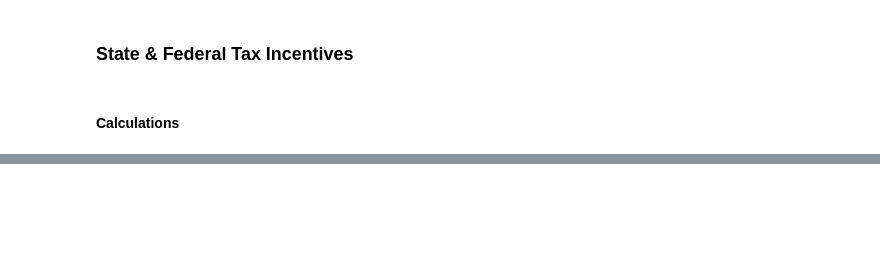
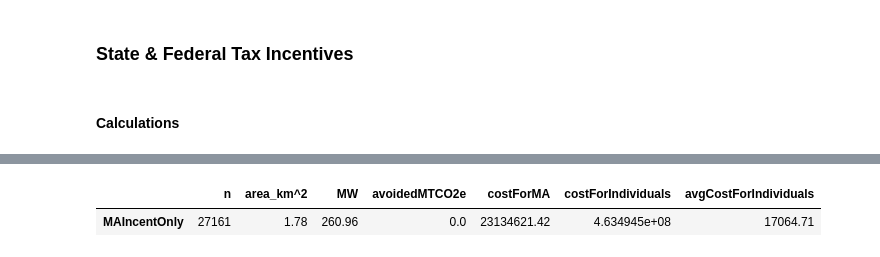
Before and after one commit to ghostpress/ma-solar, a Jupyter notebook: code/initViz.ipynb, the cells around one changed output, grey strips where cells are left out. Saved outputs shown, nothing was run; the diff lists cells and outputs as text; code cells hidden in the pictures; blank space fills up the shorter version.

```diff
--- a/code/initViz.ipynb
+++ b/code/initViz.ipynb
@@ -1368,0 +1399,46 @@ joinRoofsBlocks
+# %%
+def selections_stateOnly(data, scenario_text, scenario_num):
+
+    data_c = data.copy()
+
+    # Select those roofs where the final cost of PV installation is less than
+    # 28% of income
+
+    i_sel = data_c['PVcostMA'].lt(data_c['wAvgIncome_lower']*0.28)
+    selected = data_c[i_sel]
+
+    # Count how many roofs were selected
+    n = len(selected)
+
+    # Compute the total area of those roofs in square kilometers
+    area = round(selected['area_sq_m'].sum() / 1000000, 2)
+
+    # Compute the total MW generated by installing PV on those roofs
+    kW = round(selected['kW'].sum() * 0.001, 2)
+
+    # Compute the total emissions saved by installing PV on those roofs
+    # TODO
+    em = 0.0  # placeholder
+
+    # Compute the total cost for the state
+    costMA = round(selected['incentMA'].sum(), 2)
+
+    # Compute the total cost for the building owners
+    costInd = round(selected['PVcostMA'].sum(), 2)
+
+    # Compute the average cost for the building owners
+    meanCostInd = round(selected['PVcostMA'].mean(), 2)
+
+    results = pd.DataFrame(list(zip([n], [area], [kW], [em], [costMA],
+                                   [costInd], [meanCostInd])),
+                          columns=['n', 'area_km^2', 'MW', 'avoidedMTCO2e',
+                                  'costForMA', 'costForIndividuals',
+                                  'avgCostForIndividuals'],
+                          index=[scenario_text])
+
+    return results
+# %%
+selections_stateOnly(joinRoofsBlocks, 'MAIncentOnly', 1)
+# %% [output]
+|  | n | area_km^2 | MW | avoidedMTCO2e | costForMA | costForIndividuals | avgCostForIndividuals |
+| MAIncentOnly | 27161 | 1.78 | 260.96 | 0.0 | 23134621.42 | 4.634945e+08 | 17064.71 |
```
Also changed, not shown: parts of 9 cells of this notebook.
